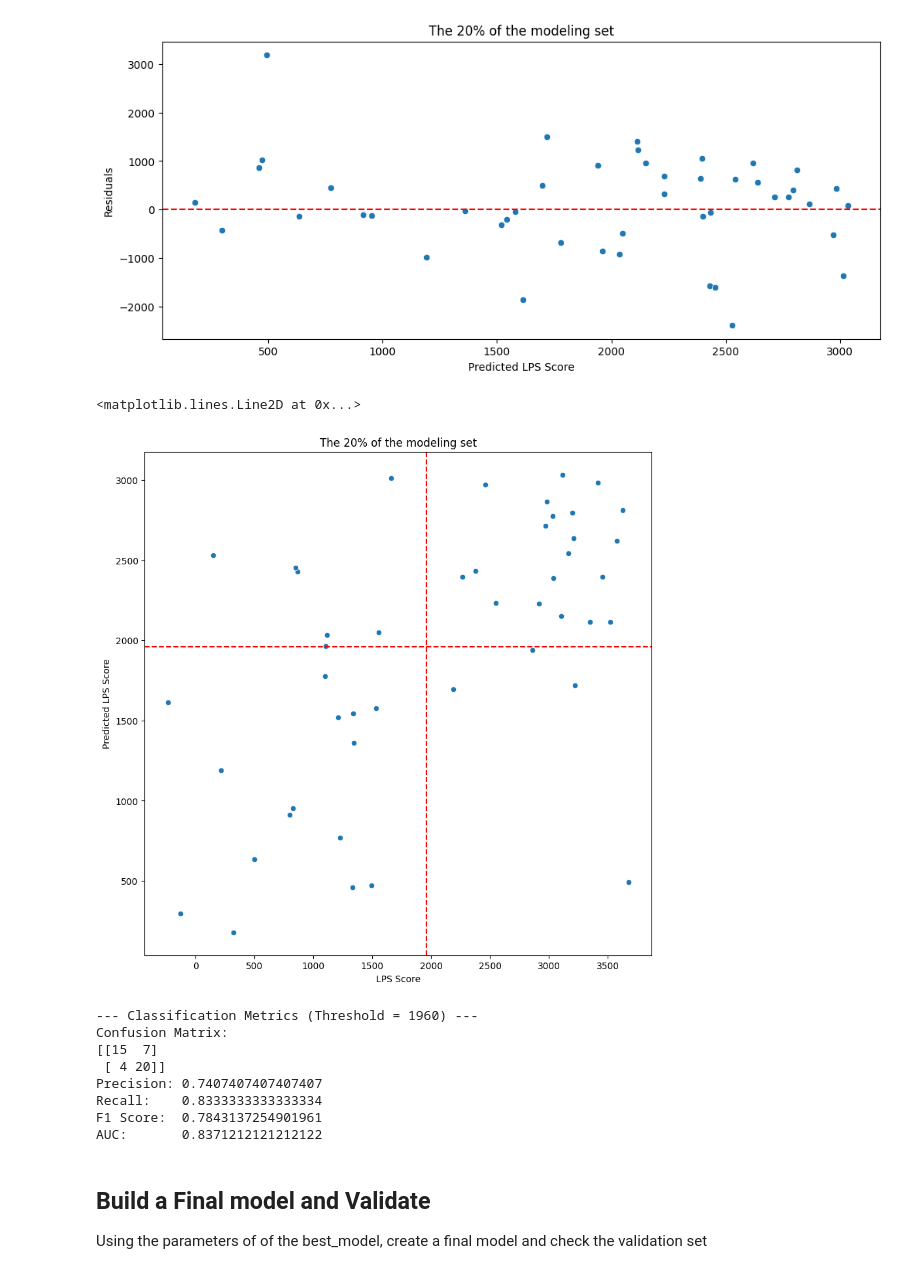
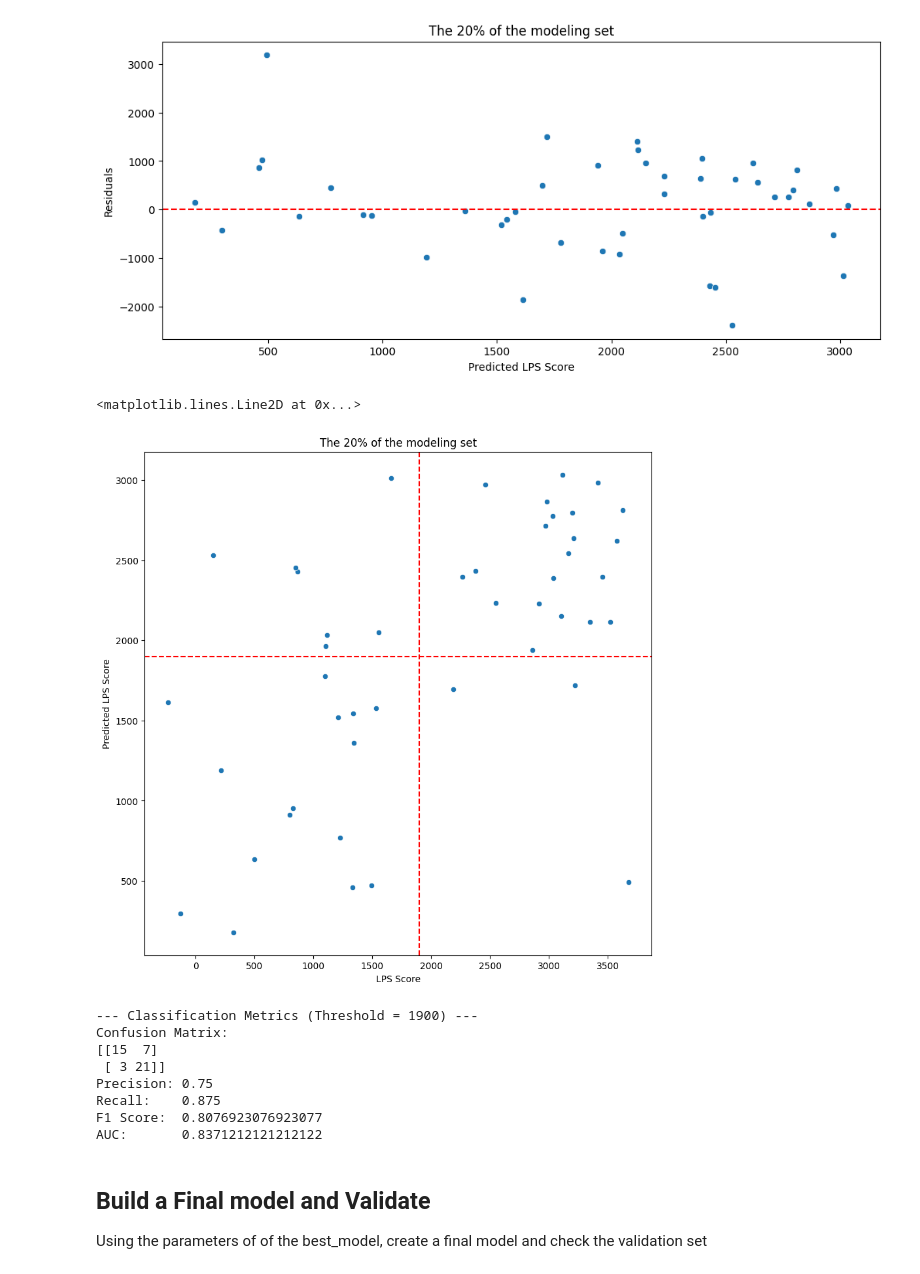
Before and after one commit to etabari/goya_paper, a Jupyter notebook: coo-modeling/02.01-regression-gene_noAf.ipynb, the cells around one changed output. Saved outputs shown, nothing was run; the diff lists cells and outputs as text; code cells hidden in the pictures.

```diff
--- a/coo-modeling/02.01-regression-gene_noAf.ipynb
+++ b/coo-modeling/02.01-regression-gene_noAf.ipynb
@@ -32,7 +32,7 @@ import seaborn as sns
 
 
 
-gcb_threshold = 1960
+gcb_threshold = 1900
 # %% [markdown]
 ## Train/Test + Validation splits
 
@@ -206,15 +206,15 @@ plt.axhline(0, color="red", linestyle="--")
 # %%
 # two plots side by side
 plt.figure(figsize=(10, 10))
 
 
 p = sns.scatterplot(x=y_test, y= y_pred_test)
 p.set(xlabel="LPS Score", ylabel="Predicted LPS Score", title="The 20% of the modeling set")
-plt.axhline(1960, color="red", linestyle="--")
-plt.axvline(1960, color="red", linestyle="--")
+plt.axhline(gcb_threshold, color="red", linestyle="--")
+plt.axvline(gcb_threshold, color="red", linestyle="--")
 # %% [output]
 <matplotlib.lines.Line2D at 0x...>
-[figure, old version]
+[figure, new version]
 # %%
 y_test_class = (y_test >= gcb_threshold).astype(int)
 y_pred_test_class = (y_pred_test >= gcb_threshold).astype(int)
@@ -241,13 +241,13 @@ print("Recall:   ", recall)
 print("F1 Score: ", f1)
 print("AUC:      ", roc_auc)
 # %% [output]
---- Classification Metrics (Threshold = 1960) ---
+--- Classification Metrics (Threshold = 1900) ---
 Confusion Matrix:
 [[15  7]
- [ 4 20]]
-Precision: 0.7407407407407407
-Recall:    0.8333333333333334
-F1 Score:  0.7843137254901961
+ [ 3 21]]
+Precision: 0.75
+Recall:    0.875
+F1 Score:  0.8076923076923077
 AUC:       0.8371212121212122
 # %% [markdown]
 ## Build a Final model and Validate
```
Also changed, not shown: parts of 3 cells of this notebook, 1 other file.
